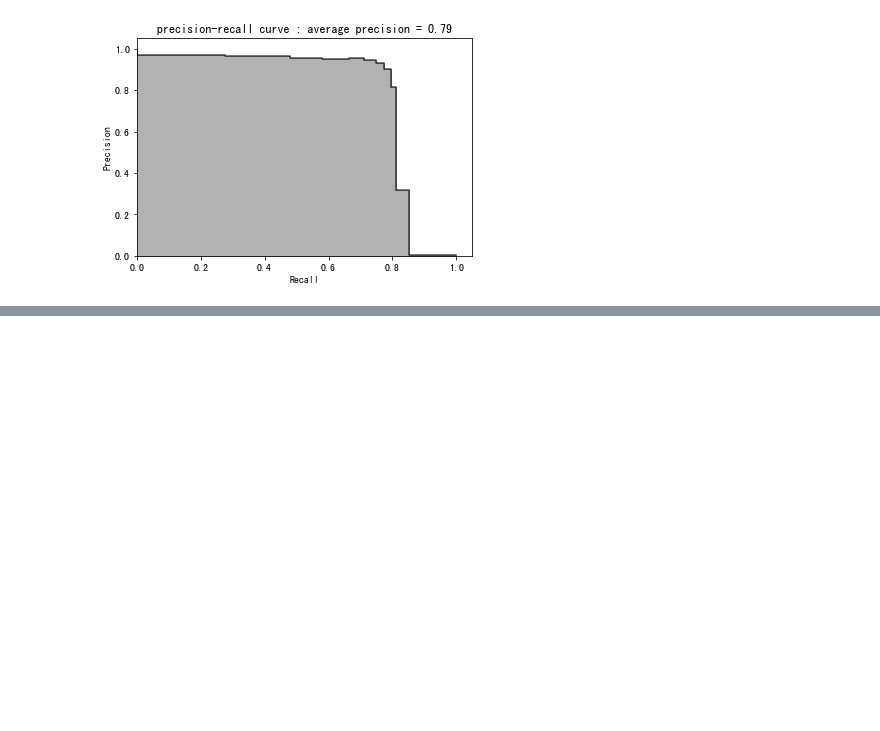
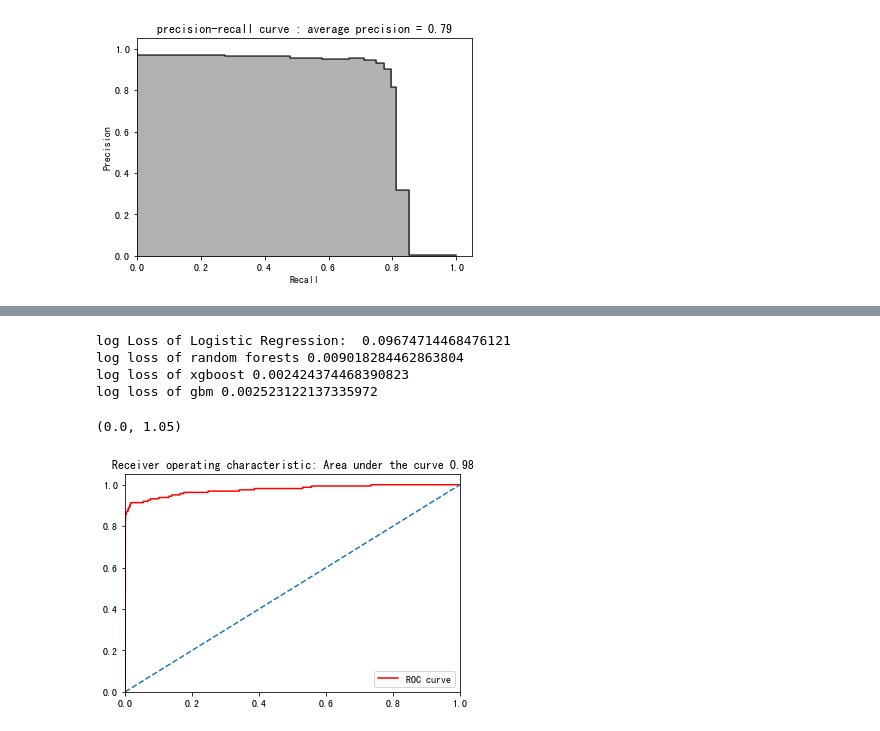
Before and after one commit to agron911/data-analytics, a Jupyter notebook: ML/end-to-end ML proj.ipynb, the cells around one changed output, grey strips where cells are left out. Cells and saved outputs as stored; diff of their text form; code cells hidden in the pictures; blank space fills up the shorter version.

```diff
--- a/ML/end-to-end ML proj.ipynb
+++ b/ML/end-to-end ML proj.ipynb
@@ -739,0 +718,20 @@ params_lightGB ={
+# %%
+params_lightGB ={
+    'task':'train',
+    'application':'binary',
+    'num_class':1,
+    'boosting':'gbdt',
+    'objective':'binary',
+    'metric':'binary_logloss',
+    'metric_freq':50,
+    'is_training_metric':False,
+    'max_depth':4,
+    'num_leaves':31,
+    'learning_rate':0.01,
+    'feature_fraction':1.0,
+    'bagging_fraction':1.0,
+    'bagging_freq':0,
+    'bagging_seed':2018,
+    'verbose':-1,
+    'num_threads':16
+}
@@ -739,0 +840,29 @@ params_lightGB ={
+# %%
+predictionsTestSetLogisticRegression = pd.DataFrame(data=[],index=y_test.index, columns=['prediction'])
+
+predictionsTestSetLogisticRegression.loc[:,'prediction'] = logReg.predict_proba(X_test)[:,1]
+logLossTestSetLogisticRegression = log_loss(y_test, predictionsTestSetLogisticRegression)
+print('log Loss of Logistic Regression: ',logLossTestSetLogisticRegression)
+
+predictionsTestSetRandomForests = pd.DataFrame(data=[],index=y_test.index,columns=['prediction'])
+predictionsTestSetRandomForests.loc[:,'prediction'] = RFC.predict_proba(X_test)[:,1]
+loglossTSRF = log_loss(y_test,predictionsTestSetRandomForests)
+print('log loss of random forests',loglossTSRF)
+
+predictionTestSetXGBoostgradienboosting = pd.DataFrame(data=[],index=y_test.index,columns=['prediction'])
+dtest = xgb.DMatrix(data=X_test)
+predictionTestSetXGBoostgradienboosting.loc[:,'prediction'] =  bst.predict(dtest)
+loglosstsxgb = log_loss(y_test,predictionTestSetXGBoostgradienboosting)
+print('log loss of xgboost',loglosstsxgb)
+
+predictionTestSetlightGBM = pd.DataFrame(data=[],index=y_test.index,columns=['prediction'])
+predictionTestSetlightGBM.loc[:,'prediction'] = gbm.predict(X_test,num_iteration=gbm.best_iteration)
+loglosstsgbm = log_loss(y_test,predictionTestSetlightGBM)
+print('log loss of gbm',loglosstsgbm)
+# %% [output]
+log Loss of Logistic Regression:  0.09674714468476121
+log loss of random forests 0.009018284462863804
+log loss of xgboost 0.002424374468390823
+log loss of gbm 0.002523122137335972
+(0.0, 1.05)
+[figure, added]
```
Also changed, not shown: parts of 58 cells of this notebook.
